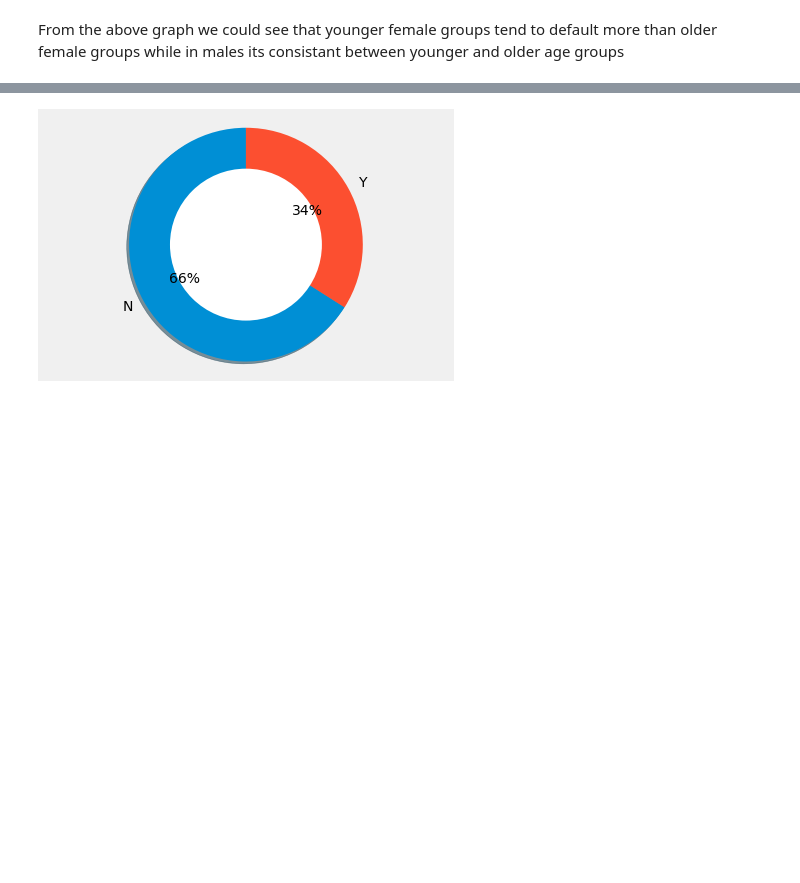
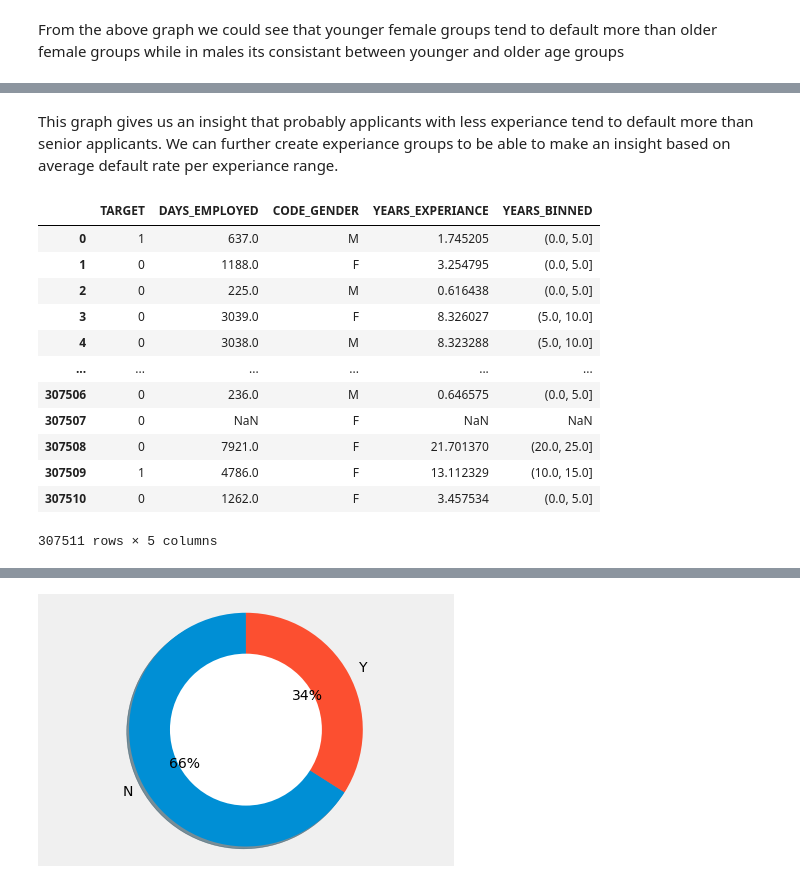
Before and after one commit to HebaAladdin/Kaggle-home-credit-risk, a Jupyter notebook: EDA/Exploratory Data Analysis.ipynb, the cells around one changed output, grey strips where cells are left out. Cells and saved outputs as stored; diff of their text form; code cells hidden in the pictures; blank space fills up the shorter version.

```diff
--- a/EDA/Exploratory Data Analysis.ipynb
+++ b/EDA/Exploratory Data Analysis.ipynb
@@ -400,0 +441,25 @@ From the above graph we could see that younger female groups tend to default mor
+# %% [markdown]
+This graph gives us an insight that probably applicants with less experiance tend to default more than senior applicants.
+We can further create experiance groups to be able to make an insight based on average default rate per experiance range.
+# %%
+# Age information into a separate dataframe
+exp_data = train[['TARGET', 'DAYS_EMPLOYED','CODE_GENDER']]
+exp_data['YEARS_EXPERIANCE'] = exp_data['DAYS_EMPLOYED'] / 365
+
+# Bin the age data
+exp_data['YEARS_BINNED'] = pd.cut(exp_data['YEARS_EXPERIANCE'], bins = np.linspace(0, 50, num = 11))
+exp_data
+# %% [output]
+|  | TARGET | DAYS_EMPLOYED | CODE_GENDER | YEARS_EXPERIANCE | YEARS_BINNED |
+| 0 | 1 | 637.0 | M | 1.745205 | (0.0, 5.0] |
+| 1 | 0 | 1188.0 | F | 3.254795 | (0.0, 5.0] |
+| 2 | 0 | 225.0 | M | 0.616438 | (0.0, 5.0] |
+| 3 | 0 | 3039.0 | F | 8.326027 | (5.0, 10.0] |
+| 4 | 0 | 3038.0 | M | 8.323288 | (5.0, 10.0] |
+| ... | ... | ... | ... | ... | ... |
+| 307506 | 0 | 236.0 | M | 0.646575 | (0.0, 5.0] |
+| 307507 | 0 | NaN | F | NaN | NaN |
+| 307508 | 0 | 7921.0 | F | 21.701370 | (20.0, 25.0] |
+| 307509 | 1 | 4786.0 | F | 13.112329 | (10.0, 15.0] |
+| 307510 | 0 | 1262.0 | F | 3.457534 | (0.0, 5.0] |
+307511 rows × 5 columns
```
Also changed, not shown: parts of 17 cells of this notebook, 1 other file.
